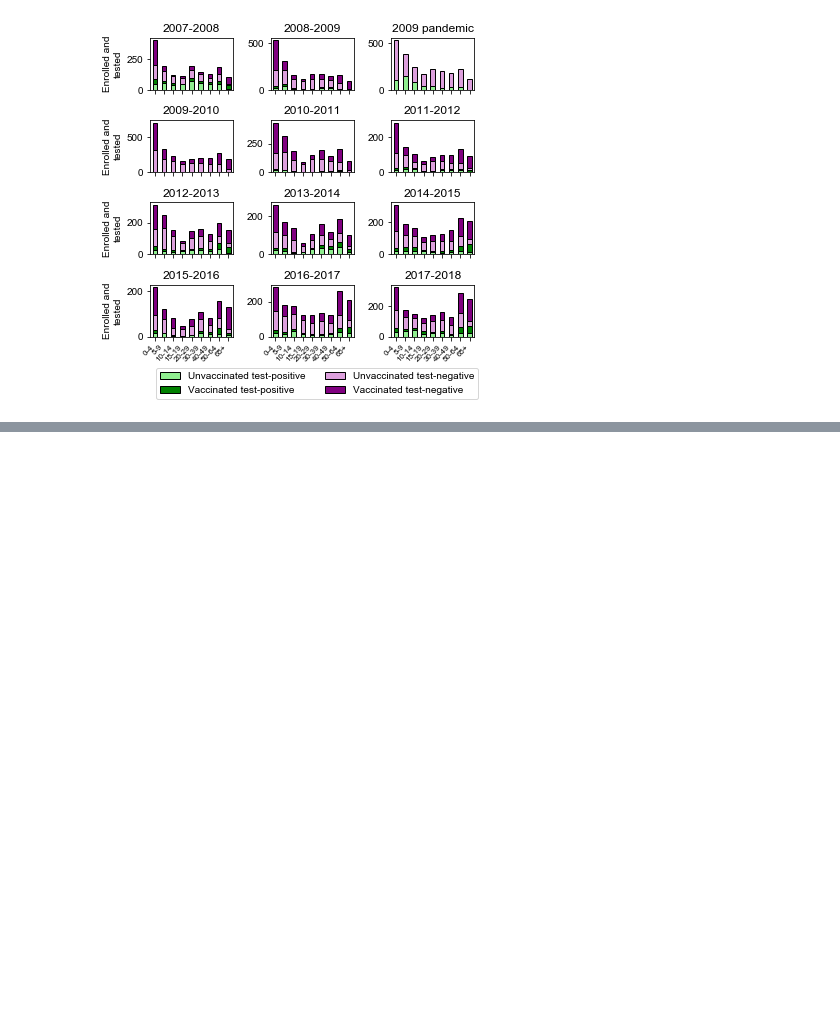
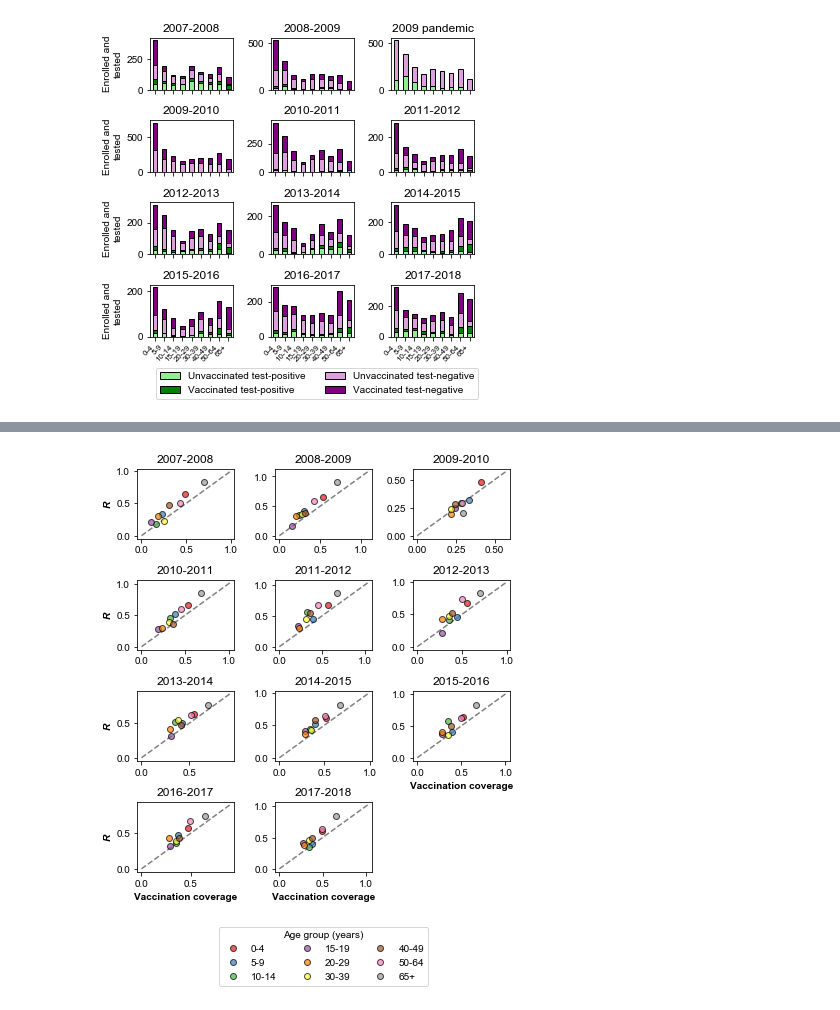
Before and after one commit to cobeylab/FluAImprinting, a Jupyter notebook: figures/Figure_1_raw_data.ipynb, the cells around one changed output, grey strips where cells are left out. Saved outputs shown, nothing was run; the diff lists cells and outputs as text; code cells hidden in the pictures; blank space fills up the shorter version.

```diff
--- a/figures/Figure_1_raw_data.ipynb
+++ b/figures/Figure_1_raw_data.ipynb
@@ -86,0 +382,91 @@ plt.legend(loc='center', bbox_to_anchor=(-0.9, -0.9), ncol=2)
+# %%
+def age_to_age_class(age):
+    for l, u in age_classes:
+        if age <= u and age >= l:
+            age_class = '-'.join([str(l), str(u)])
+            break
+    if age_class == '65-200':
+        age_class = '65-100'
+    return age_class
+
+
+vac_counts = pd.read_csv('../raw_data/monovalent_vaccination_counts.csv')
+demo_data = pd.read_csv('../data/demography_by_age_extended.csv')
+df_c = pd.read_csv('../raw_data/vac_coverage_by_age_seasonal_2010.csv')
+tn_data = pd.read_csv('../raw_data/test-negative_vac_status.csv')
+
+age_classes = [(0, 4),
+               (5, 9),
+               (10, 14),
+               (15, 19),
+               (20, 29),
+               (30, 39),
+               (40, 49),
+               (50, 64),
+               (65, 200)]
+
+spl = splrep(vac_counts.age, vac_counts.Coverage, s=5)
+interp = splev(range(0, max(vac_counts.age) + 1), spl)
+mono_cov = demo_data[(demo_data.Season == 2009.5) &
+                      (demo_data.Age <= max(vac_counts.age))].copy()
+mono_cov['Vaccinated'] = mono_cov.Population * interp
+mono_cov['Unvaccinated'] = mono_cov.Population - mono_cov.Vaccinated
+mono_cov['coverage'] = interp
+mono_cov['Season'] = '2010'
+mono_cov = mono_cov[['Age', 'Season', 'coverage', 'Vaccinated', 'Unvaccinated']]
+
+
+df_c = df_c[df_c.Season != 2010]
+df_c = pd.concat([df_c, mono_cov])
+df_c['age_group'] = df_c.Age.apply(age_to_age_class)
+df_c = df_c.groupby(['Season', 'age_group']).sum().reset_index()
+df_c['coverage'] = df_c.Vaccinated / (df_c.Vaccinated + df_c.Unvaccinated)
+df_c = df_c[['Season', 'age_group', 'coverage']]
+df_c['Season'] = df_c.Season.astype(float)
+
+
+
+combined = tn_data.merge(df_c, on=['Season', 'age_group'])
+
+
+pal = sns.color_palette('Set1', 9).as_hex()
+subplot = 1
+for season, seasondf in combined.groupby('Season'):
+    plt.subplot(4, 3, subplot)
+    plotdf = seasondf.copy()
+    plotdf.index = plotdf.age_group
+    plotdf = plotdf.loc[[age_to_age_class(l) for l,u in age_classes], ]
+    maxc = plotdf.max().coverage
+    maxv = plotdf.max().V_factor
+
+
+    max_coord = 1.2 * maxv
+
+    i = 0
+    plt.plot([0, max_coord], [0, max_coord], '--', color='grey')
+    for age_group, row in plotdf.iterrows():
+        if age_group == '65-100':
+            label = '65+'
+        else:
+            label = age_group
+        plt.plot([row.coverage],
+                 [row.V_factor],
+                 'o', color= pal[i],
+                 label=label,
+                 markeredgecolor='k',
+                 markersize=6,
+                 alpha=0.7)
+        i+=1
+
+
+    plt.title(str(season - 1) + '-' + str(season))
+
+    if subplot in [1,4,7,10]:
+        plt.ylabel('R', weight='bold', style='italic')
+    if subplot in [9, 10, 11]:
+        plt.xlabel('Vaccination coverage', weight='bold')
+    subplot += 1
+plt.gcf().set_size_inches(6, 6.5)
+plt.tight_layout()
+plt.legend(ncol=3, title='Age group (years)', loc='center', bbox_to_anchor=(0.5, -1.2))
+# %% [output]
@@ -86,0 +479 @@ plt.legend(loc='center', bbox_to_anchor=(-0.9, -0.9), ncol=2)
+[figure, added]
```
Also changed, not shown: parts of 14 cells of this notebook, 1 other file.
